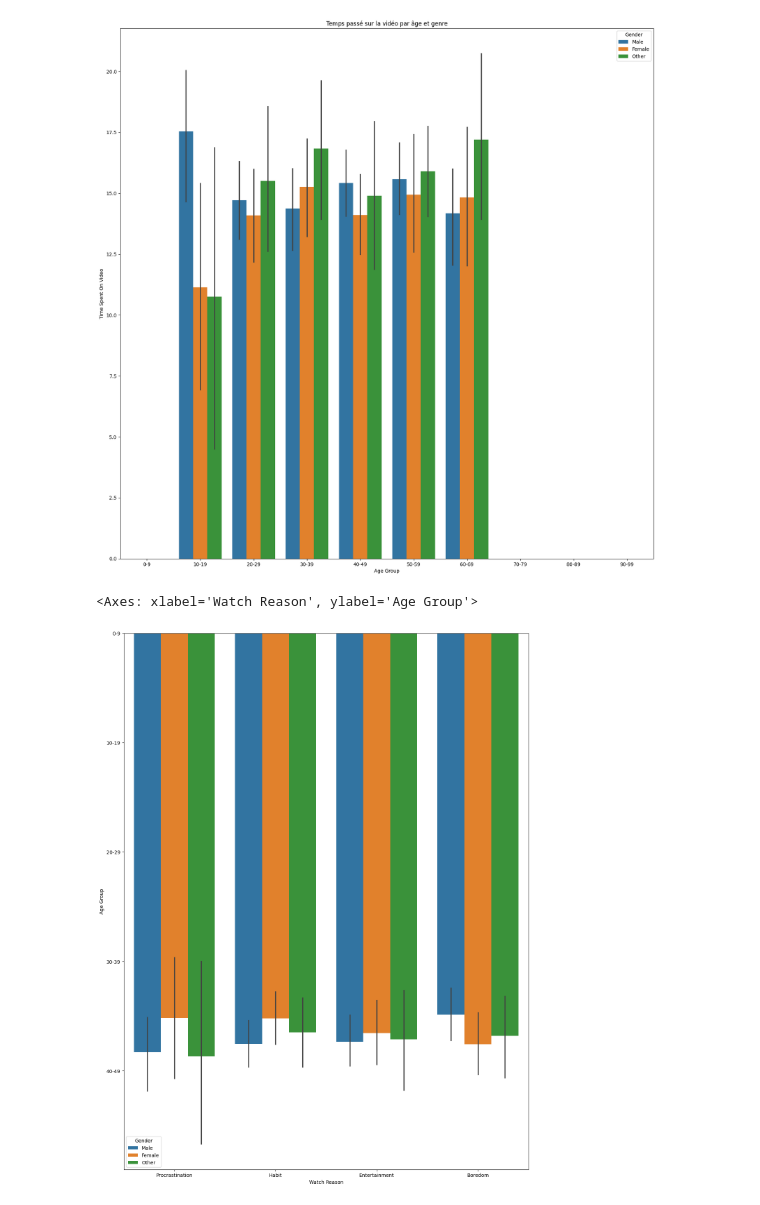
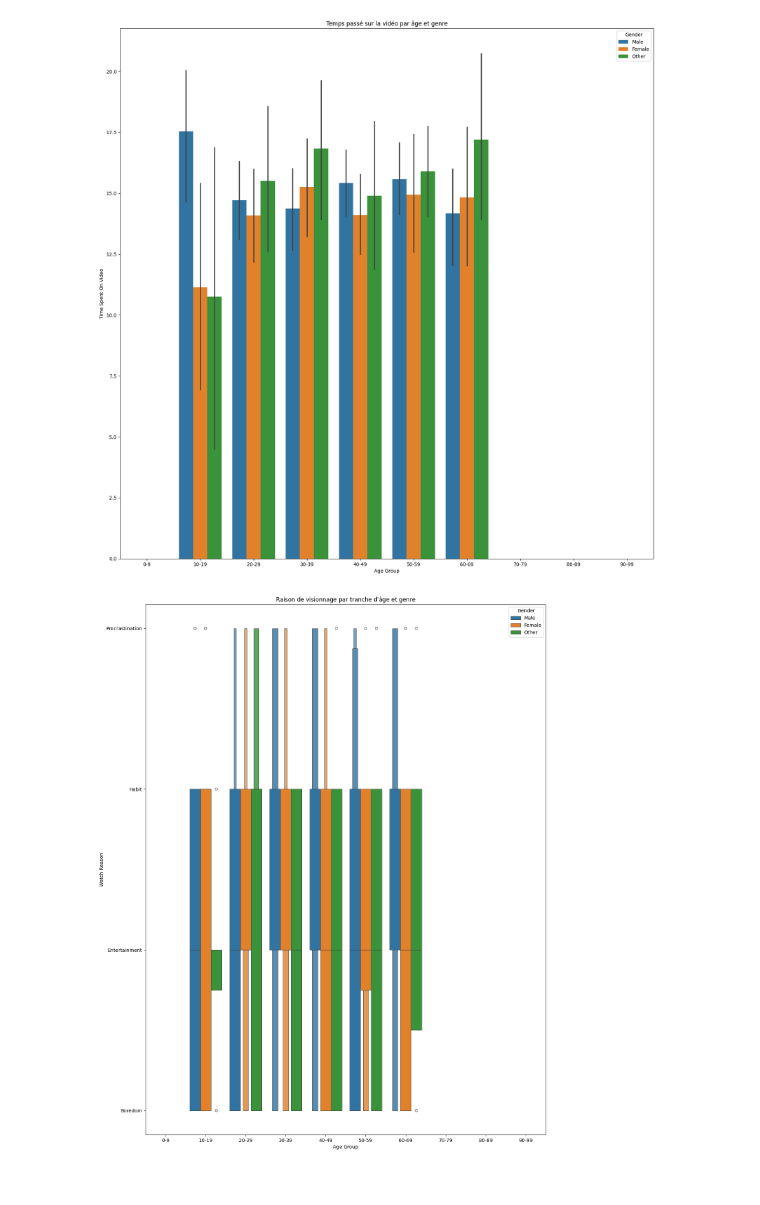
Before and after one commit to khelifaYacine/Menace-des-r-seaux-sociaux-, a Jupyter notebook: EDA_Temps_perdu_reseaux_sociaux.ipynb, the cells around one changed output. Cells and saved outputs as stored; diff of their text form; code cells hidden in the pictures.

Commit message:
Watch reason

```diff
--- a/EDA_Temps_perdu_reseaux_sociaux.ipynb
+++ b/EDA_Temps_perdu_reseaux_sociaux.ipynb
@@ -143,11 +143,15 @@ Text(0.5, 1.0, 'Temps passé sur la vidéo par âge et genre')
 [figure]
 # %%
 # Watch Reason
-plt.figure(figsize= (15,20))
-sns.barplot(data = df, y="Age Group", x = "Watch Reason", hue = "Gender")
+plt.figure(figsize=(15, 20))
+sns.boxenplot(data=df, x="Age Group", y="Watch Reason", hue="Gender")
+
+
+plt.title("Raison de visionnage par tranche d'âge et genre")
+
+plt.show()
 # %% [output]
-<Axes: xlabel='Watch Reason', ylabel='Age Group'>
-[figure, old version]
+[figure, new version]
 # %%
 # DeviceType
 # %%
```
